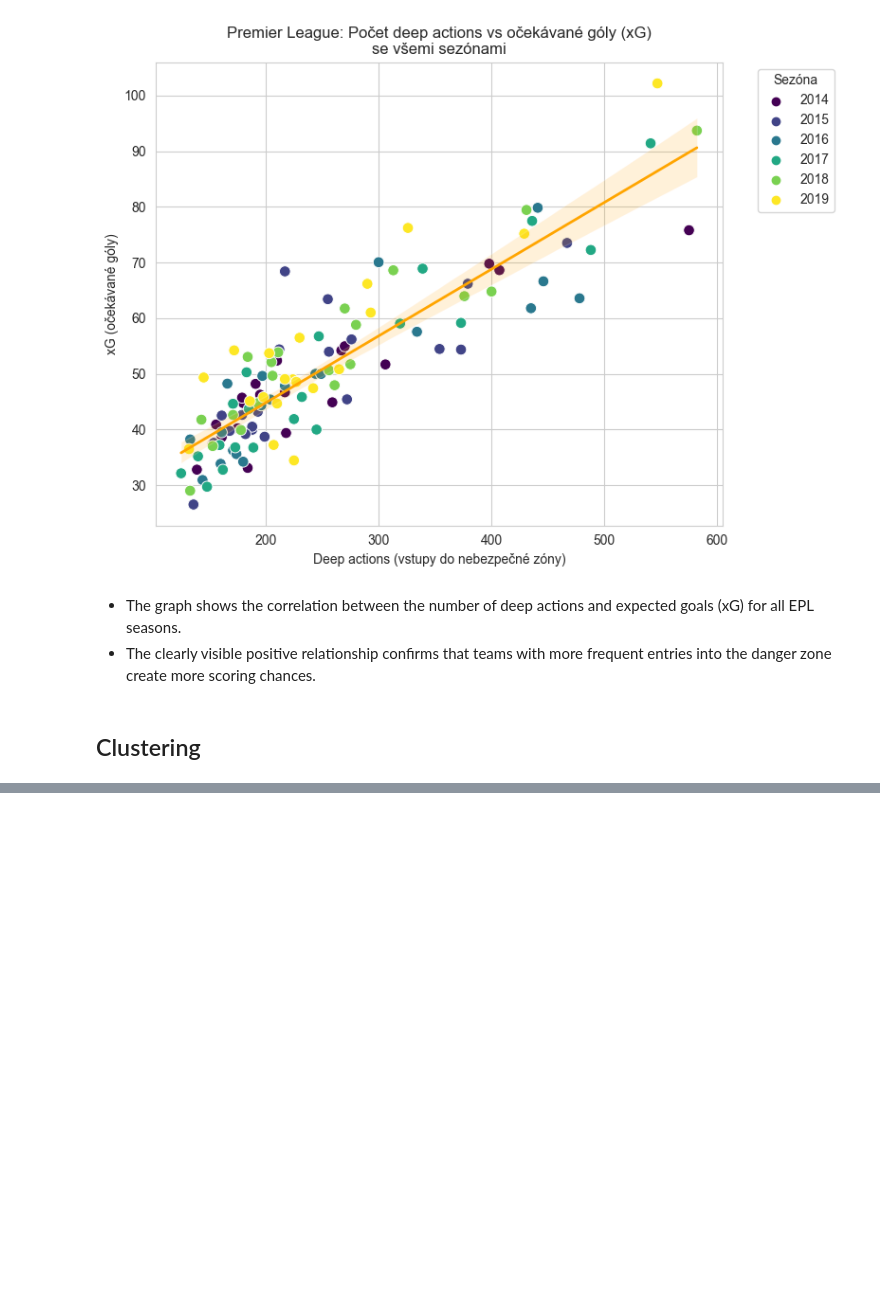
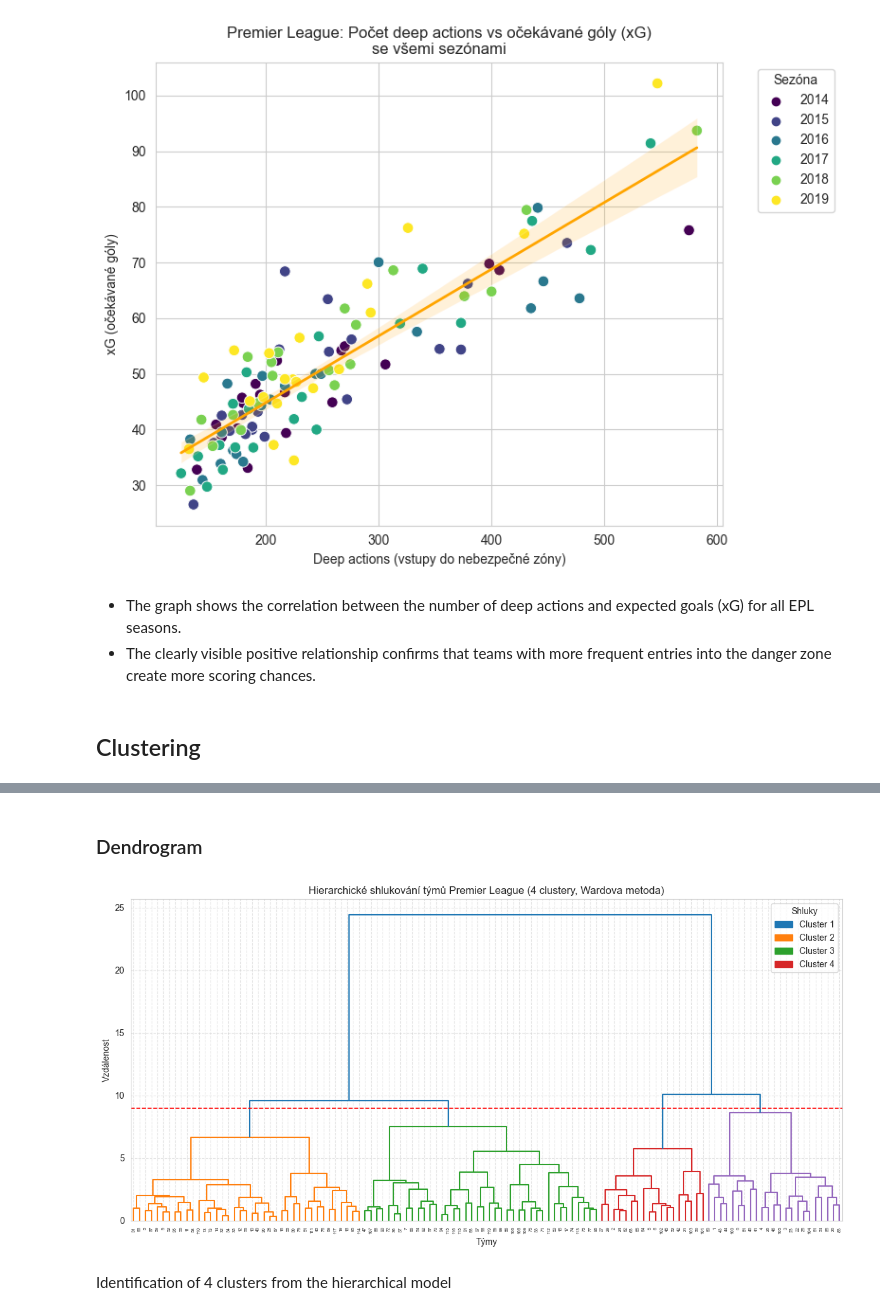
Before and after one commit to xcervenkam/DP, a Jupyter notebook: xG/xG_EDA.ipynb, the cells around one changed output, grey strips where cells are left out. Saved outputs shown, nothing was run; the diff lists cells and outputs as text; code cells hidden in the pictures; blank space fills up the shorter version.

```diff
--- a/xG/xG_EDA.ipynb
+++ b/xG/xG_EDA.ipynb
@@ -615,0 +713,42 @@ plt.show()
+# %% [markdown]
+### Dendrogram
+# %%
+from scipy.cluster.hierarchy import dendrogram
+import matplotlib.patches as mpatches
+
+# definuj barevné mapování clusterů
+cluster_colors = {
+    1: "#1f77b4",  # modrá
+    2: "#ff7f0e",  # oranžová
+    3: "#2ca02c",  # zelená
+    4: "#d62728"   # červená
+}
+
+# vizualizace dendrogramu
+plt.figure(figsize=(12,6))
+dendrogram(
+    linked,
+    truncate_mode='level',
+    p=10,
+    color_threshold=9,
+)
+plt.axhline(y=9, color='red', linestyle='--', linewidth=1.2, label='hranice 4 clusterů')
+
+plt.title("Hierarchické shlukování týmů Premier League (4 clustery, Wardova metoda)")
+plt.xlabel("Týmy")
+plt.ylabel("Vzdálenost")
+plt.grid(True, linestyle='--', alpha=0.5)
+
+# vytvoř legendu pro clustery
+legend_patches = [
+    mpatches.Patch(color=color, label=f'Cluster {i}')
+    for i, color in cluster_colors.items()
+]
+plt.legend(handles=legend_patches, title='Shluky', loc='upper right')
+
+plt.tight_layout()
+plt.show()
+# %% [output]
+[figure, added]
+# %% [markdown]
+Identification of 4 clusters from the hierarchical model
```
Also changed, not shown: parts of 11 cells of this notebook.
